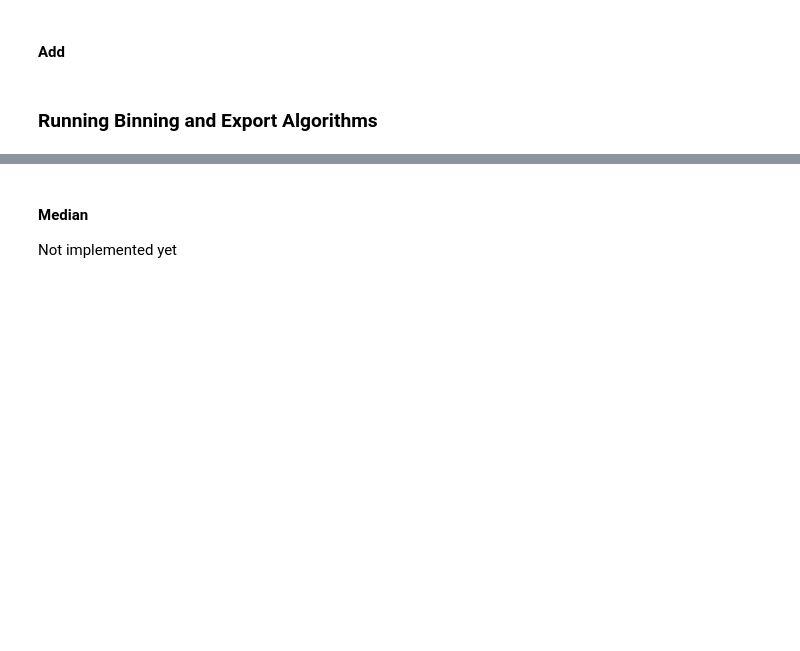
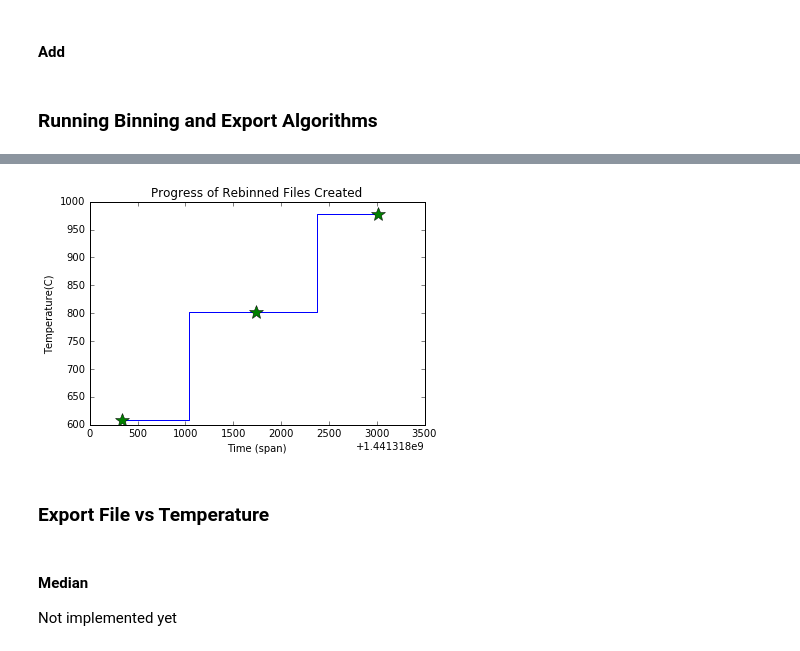
Before and after one commit to ornlneutronimaging/BraggEdgeNotebooks, a Jupyter notebook: temperature_binning/step4_rebinned_files.ipynb, the cells around one changed output, grey strips where cells are left out. Saved outputs shown, nothing was run; the diff lists cells and outputs as text; code cells hidden in the pictures; blank space fills up the shorter version.

```diff
--- a/temperature_binning/step4_rebinned_files.ipynb
+++ b/temperature_binning/step4_rebinned_files.ipynb
@@ -120,4 +126,4 @@ def make_output_file_name(_files_to_merge, algorithm='add'):
             list_output_file_name.append(_basename)
 
     _output_file_name = '_'.join(list_output_file_name)
-    return _output_file_name + '_' + algorithm + '_' + suffix
+    return (_output_file_name, _output_file_name + '_' + algorithm + '_' + suffix)
@@ -133,9 +137,13 @@ def export_file(data, output_folder, base_file_name):
 
     _full_output_file_name = os.path.join(output_folder, base_file_name)
 
+    if os.path.exists(_full_output_file_name):
+        return
+
     hdu = pyfits.PrimaryHDU(data)
     hdulist = pyfits.HDUList([hdu])
     hdulist.writeto(_full_output_file_name)
+    hdulist.close()
 # %% [markdown]
 ### Define Binning Algorithms
 # %%
@@ -165,8 +174,6 @@ def add_images(list_files):
     '''
     Read all the files and add them
     '''
-    data_rebinned = []
-
     data = read_fits(list_files)
     if len(data) == 1:
         data_rebinned.append(data)
@@ -174,7 +181,8 @@ def add_images(list_files):
     _sum_data = data[0]
     for _index_data in range(1, len(data)):
         _sum_data += np.add(_sum_data, data[_index_data])
-    data_rebinned.append(_sum_data)
+
+    return _sum_data
 # %% [markdown]
 ### Running Binning and Export Algorithms
 # %%
@@ -182,14 +190,21 @@ fig = plt.figure()
 x = list_times
 y = list_temperature
 
+w = widgets.IntProgress()
+w.max = len(full_data_name[0])
+display(w)
+
 plt.step(x, y, where='mid')
 plt.xlabel("Time (span)")
 plt.ylabel("Temperature(C)")
 plt.title("Progress of Rebinned Files Created")
+display_ipython.display(plt.gcf())
 
 nbr_bins = len(full_data_name)
 
-for _index_bin in np.arange(nbr_bins):
+base_file_name_vs_temperature = {}
+
+for _index_bin in range(nbr_bins):
 
     _bin_data = full_data_name[_index_bin]
     _nbr_images = len(_bin_data)
@@ -205,11 +220,17 @@ for _index_bin in np.arange(nbr_bins):
         added_images = add_images(list_images_to_add)
 
         #make up new output file name
-        output_file_name = make_output_file_name(list_images_to_add, algorithm='add')
+        (basename, output_file_name) = make_output_file_name(list_images_to_add, algorithm='add')
+        base_file_name_vs_temperature[basename] = list_temperature[_index_bin]
 
         export_file(added_images, output_folder, output_file_name)
 
+        w.value = _index_file
+
     plt.plot(x[_index_bin], y[_index_bin], '*g', markersize=15)
+    display_ipython.clear_output(wait=True)
     display_ipython.display(plt.gcf())
     display_ipython.clear_output(wait=True)
+
+    w.value = 0
 # %% [output]
@@ -217,0 +237,3 @@ for _index_bin in np.arange(nbr_bins):
+[figure, added]
+# %% [markdown]
+### Export File vs Temperature
```
Also changed, not shown: parts of 8 cells of this notebook, 3 other files.
